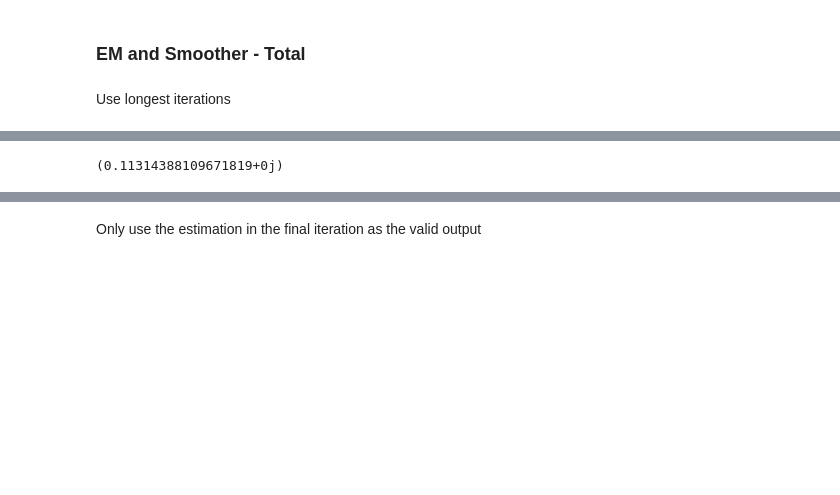
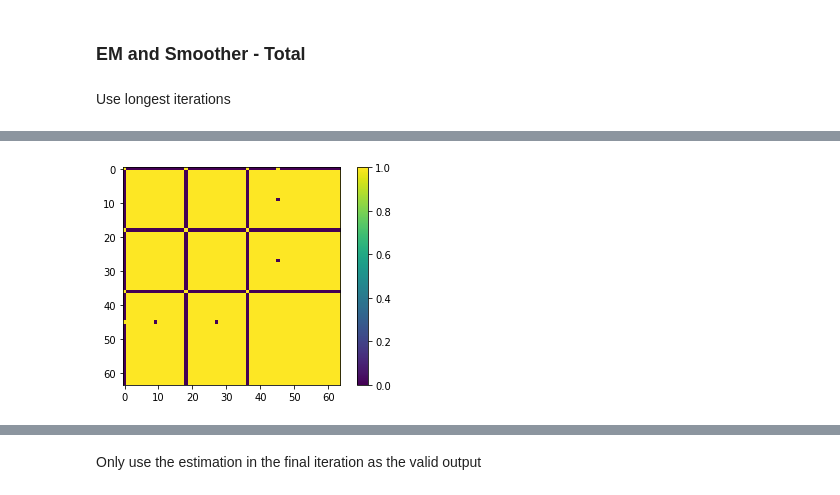
Before and after one commit to Firepanda415/Quantum_Den_Smoother, a Jupyter notebook: Comparision - HCXCXCXCXH.ipynb, the cells around one changed output, grey strips where cells are left out. Cells and saved outputs as stored; diff of their text form; code cells hidden in the pictures; blank space fills up the shorter version.

Commit message:
More real experiments

```diff
--- a/Comparision - HCXCXCXCXH.ipynb
+++ b/Comparision - HCXCXCXCXH.ipynb
@@ -340,4 +380,6 @@ for j in range(max_num_itrs):
-# %%
-x_est[1,1]
-# %% [output]
-(0.11314388109671819+0j)
+# %%
+plt.imshow(realQ.real<0)
+plt.colorbar()
+plt.show()
+# %% [output]
+[figure, added]
```
Also changed, not shown: parts of 22 cells of this notebook, 31 other files.
